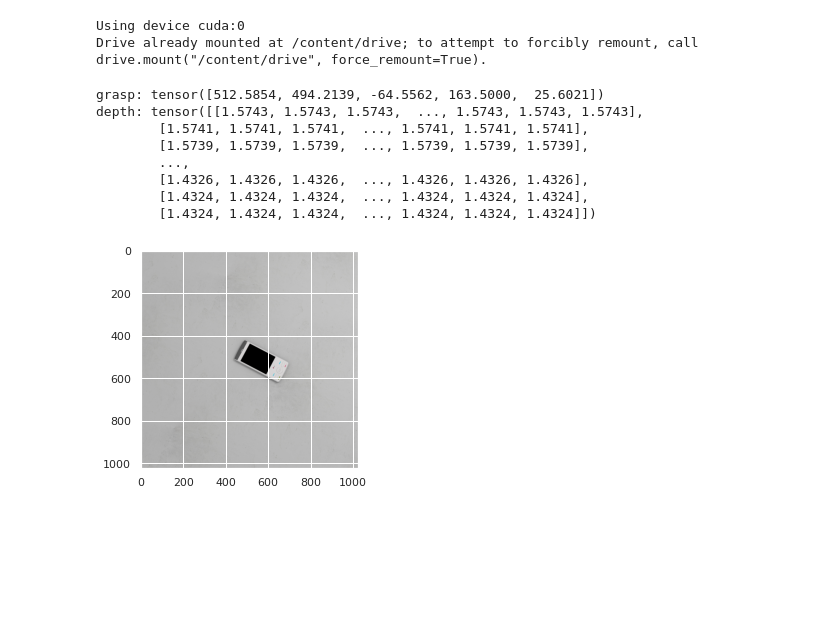
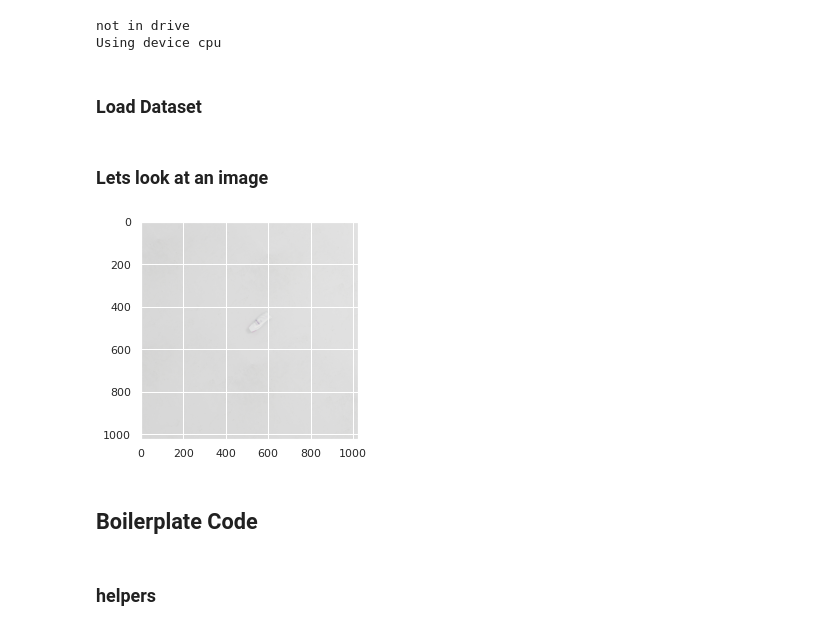
Before and after one commit to MElena14/COMP341, a Jupyter notebook: assignment1.ipynb, the cells around one changed output. Cells and saved outputs as stored; diff of their text form; code cells hidden in the pictures; blank space fills up the shorter version.

```diff
--- a/assignment1.ipynb
+++ b/assignment1.ipynb
@@ -40,16 +52,23 @@ def set_seed(seed):
 set_seed(42)
 # %%
 # Fetching the device that will be used throughout this notebook
-device = torch.device("cpu") if not torch.cuda.is_available() else torch.device("cuda:0")
+
+try:
+    from google.colab import drive
+    drive.mount('/content/drive')
+    DATASET_PATH = "drive/MyDrive/Liverpool/Assignments/Year 3/COMP341/COMP341 - Assignment 01 - Data/Data/"
+    device = torch.device("cpu") if not torch.cuda.is_available() else torch.device("cuda:0")
+    !pip install shapely
+except:
+    print('not in drive')
+    DATASET_PATH = 'ass1_data/Data'
+    device = torch.device("cpu") if not torch.cuda.is_available() else torch.device("cuda:1")
 print("Using device", device)
-
-from google.colab import drive
-drive.mount('/content/drive')
-
-DATASET_PATH = "drive/MyDrive/Liverpool/Assignments/Year 3/COMP341/COMP341 - Assignment 01 - Data/Data/"
 # %% [output]
-Using device cuda:0
-Drive already mounted at /content/drive; to attempt to forcibly remount, call drive.mount("/content/drive", force_remount=True).
+not in drive
+Using device cpu
+# %% [markdown]
+### Load Dataset
 # %%
 from torch.utils.data import Dataset
 from PIL import Image
@@ -58,7 +77,7 @@ class GraspDataset(Dataset):
   def __init__(self, root_dir, transforms=None, depth_image=None):
       self.root_dir = root_dir
       self.depth_image = {'perfect':'pDepth', 'stereo': 'sDepth'}.get(depth_image)
-      self.transforms = transforms
+      self.transforms = transforms if transforms else tv.transforms.Compose([tv.transforms.ToTensor()])
 
       # List of all scenes for all objects in the dataset
       self.scene_paths = []
@@ -109,6 +128,8 @@ class GraspDataset(Dataset):
       return (image, depth, grasps[0])
 
     return (image, grasps[0])
+# %% [markdown]
+### Lets look at an image
 # %%
 # functions to show an image
 def imshow(img):
@@ -125,22 +146,15 @@ def imshow(img):
     plt.imshow(npimg)
 # %%
 # Show off the dataset
-index = 3
-dataset = GraspDataset(DATASET_PATH + "/training", depth_image="perfect")
+index = 4
+
+dataset = GraspDataset(DATASET_PATH + "/training")
 loader = td.DataLoader(dataset, batch_size=4, shuffle=False, drop_last=False, num_workers=2)
+batch = next(iter(loader))
+imshow(batch[0][index%4])
 
-batch = next(iter(loader))
 
-print("grasp:", batch[2][index])
-print("depth:", batch[1][index])
-imshow(batch[0][index])
+# print("grasp:", batch[2][index])
+# print("depth:", batch[1][index])
 # %% [output]
-grasp: tensor([512.5854, 494.2139, -64.5562, 163.5000,  25.6021])
-depth: tensor([[1.5743, 1.5743, 1.5743,  ..., 1.5743, 1.5743, 1.5743],
-        [1.5741, 1.5741, 1.5741,  ..., 1.5741, 1.5741, 1.5741],
-        [1.5739, 1.5739, 1.5739,  ..., 1.5739, 1.5739, 1.5739],
-        ...,
-        [1.4326, 1.4326, 1.4326,  ..., 1.4326, 1.4326, 1.4326],
-        [1.4324, 1.4324, 1.4324,  ..., 1.4324, 1.4324, 1.4324],
-        [1.4324, 1.4324, 1.4324,  ..., 1.4324, 1.4324, 1.4324]])
-[figure, old version]
+[figure, new version]
@@ -183,0 +161,4 @@ class DeepConvNN(nn.Module):
+# %% [markdown]
+## Boilerplate Code
+# %% [markdown]
+### helpers
```
Also changed, not shown: parts of 23 cells of this notebook, 2 other files.
